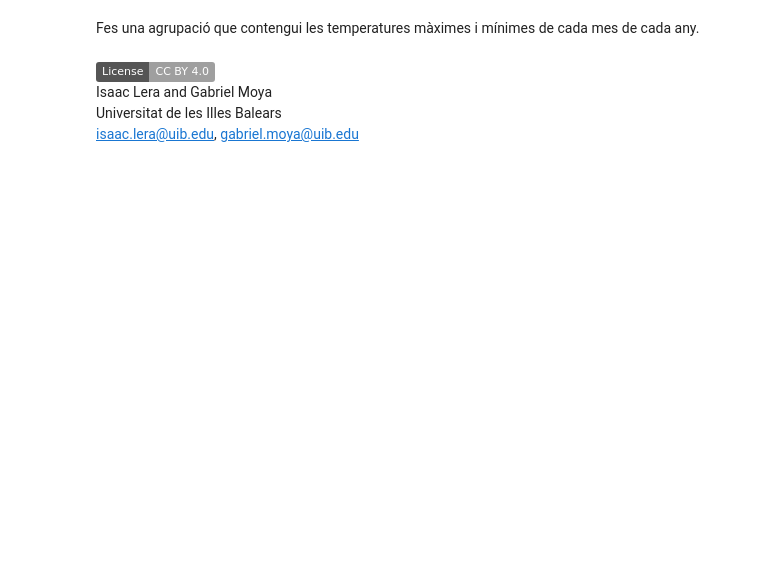
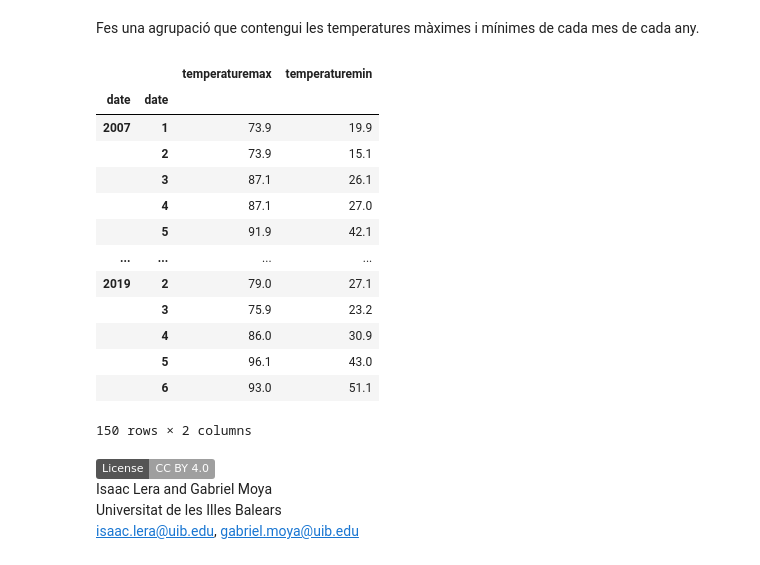
Before and after one commit to wisaaco/Curs_FG24GOI0074221, a Jupyter notebook: lessons/4c_Pandas_AgrupacioISeries.ipynb, the cells around one changed output. Cells and saved outputs as stored; diff of their text form; code cells hidden in the pictures; badges without logos; blank space fills up the shorter version.

```diff
--- a/lessons/4c_Pandas_AgrupacioISeries.ipynb
+++ b/lessons/4c_Pandas_AgrupacioISeries.ipynb
@@ -450,5 +507,26 @@ Crea un dataframe que contengui la temperatura màxima del juliol de cada any.
 # %% [markdown]
 Fes una agrupació que contengui les temperatures màximes i mínimes de cada mes de cada any.
+# %%
+dfmaxmin = df.groupby([df.index.year,df.index.month]).agg({
+    "temperaturemax":"max",
+    "temperaturemin":"min"
+})
+dfmaxmin
+# %% [output]
+|  |  | temperaturemax | temperaturemin |
+| date | date |  |  |
+| 2007 | 1 | 73.9 | 19.9 |
+|  | 2 | 73.9 | 15.1 |
+|  | 3 | 87.1 | 26.1 |
+|  | 4 | 87.1 | 27.0 |
+|  | 5 | 91.9 | 42.1 |
+| ... | ... | ... | ... |
+| 2019 | 2 | 79.0 | 27.1 |
+|  | 3 | 75.9 | 23.2 |
+|  | 4 | 86.0 | 30.9 |
+|  | 5 | 96.1 | 43.0 |
+|  | 6 | 93.0 | 51.1 |
+150 rows × 2 columns
 # %% [markdown]
 [![License: CC BY 4.0](https://img.shields.io/badge/License-CC_BY_4.0-lightgrey.svg)](https://creativecommons.org/licenses/by/4.0/) <br/>
 Isaac Lera and Gabriel Moya <br/>
```
Also changed, not shown: parts of 4 cells of this notebook.
